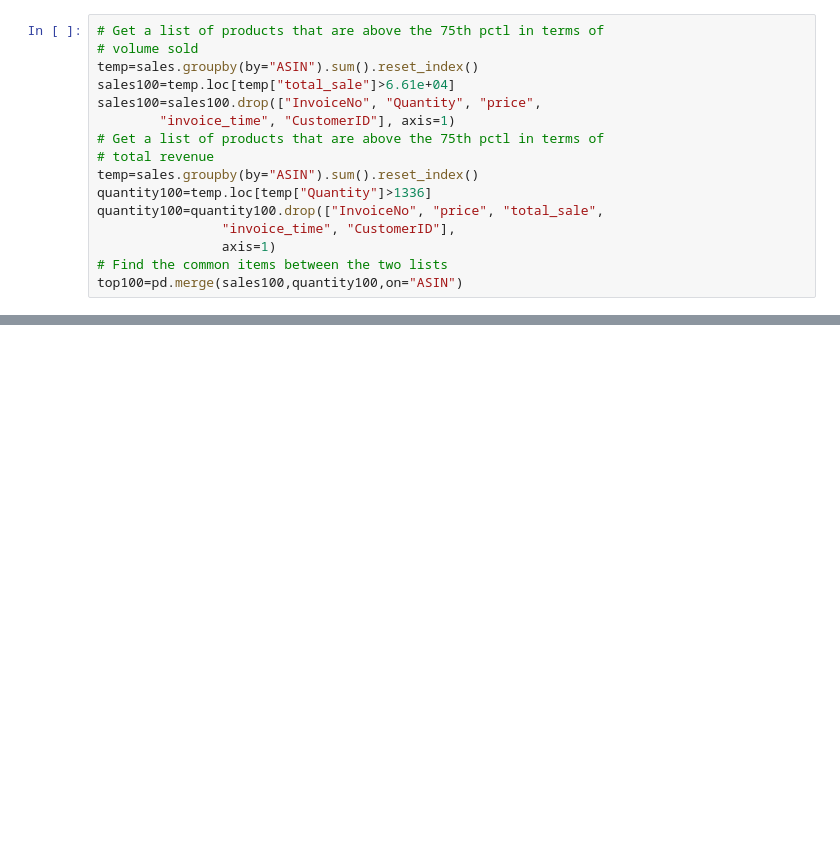
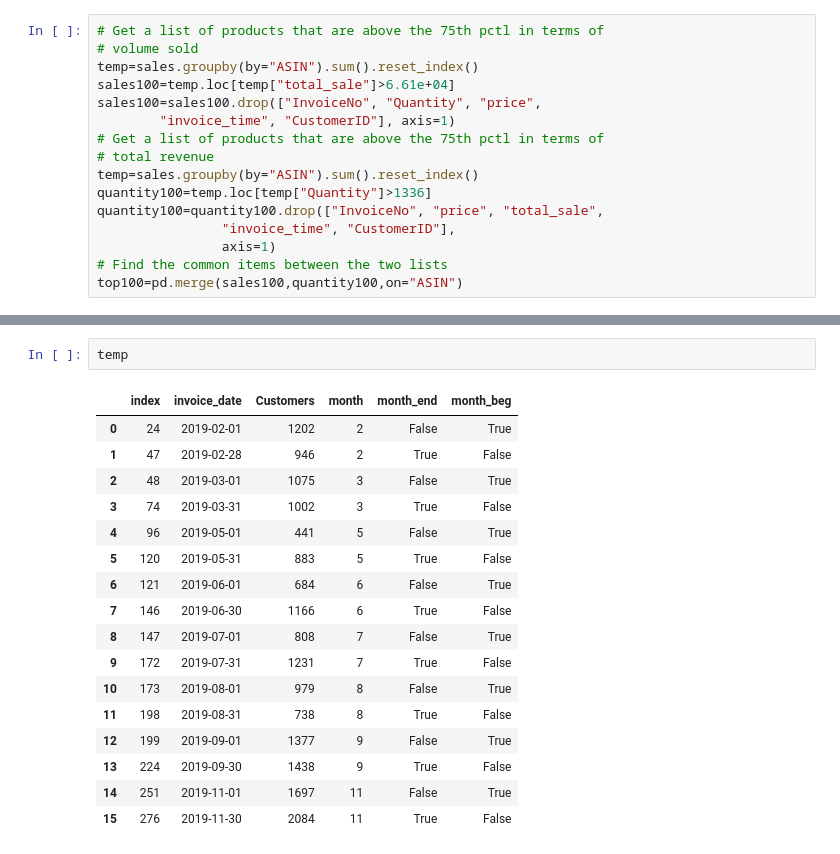
Before and after one commit to gkosmaras/Project_5, a Jupyter notebook: ecommerce_eda.ipynb, the cells around one changed output, grey strips where cells are left out. Saved outputs shown, nothing was run; the diff lists cells and outputs as text; blank space fills up the shorter version.

```diff
--- a/ecommerce_eda.ipynb
+++ b/ecommerce_eda.ipynb
@@ -30,0 +60,20 @@ top100=pd.merge(sales100,quantity100,on="ASIN")
+# %%
+temp
+# %% [output]
+|  | index | invoice_date | Customers | month | month_end | month_beg |
+| 0 | 24 | 2019-02-01 | 1202 | 2 | False | True |
+| 1 | 47 | 2019-02-28 | 946 | 2 | True | False |
+| 2 | 48 | 2019-03-01 | 1075 | 3 | False | True |
+| 3 | 74 | 2019-03-31 | 1002 | 3 | True | False |
+| 4 | 96 | 2019-05-01 | 441 | 5 | False | True |
+| 5 | 120 | 2019-05-31 | 883 | 5 | True | False |
+| 6 | 121 | 2019-06-01 | 684 | 6 | False | True |
+| 7 | 146 | 2019-06-30 | 1166 | 6 | True | False |
+| 8 | 147 | 2019-07-01 | 808 | 7 | False | True |
+| 9 | 172 | 2019-07-31 | 1231 | 7 | True | False |
+| 10 | 173 | 2019-08-01 | 979 | 8 | False | True |
+| 11 | 198 | 2019-08-31 | 738 | 8 | True | False |
+| 12 | 199 | 2019-09-01 | 1377 | 9 | False | True |
+| 13 | 224 | 2019-09-30 | 1438 | 9 | True | False |
+| 14 | 251 | 2019-11-01 | 1697 | 11 | False | True |
+| 15 | 276 | 2019-11-30 | 2084 | 11 | True | False |
```
Also changed, not shown: parts of 16 cells of this notebook.
